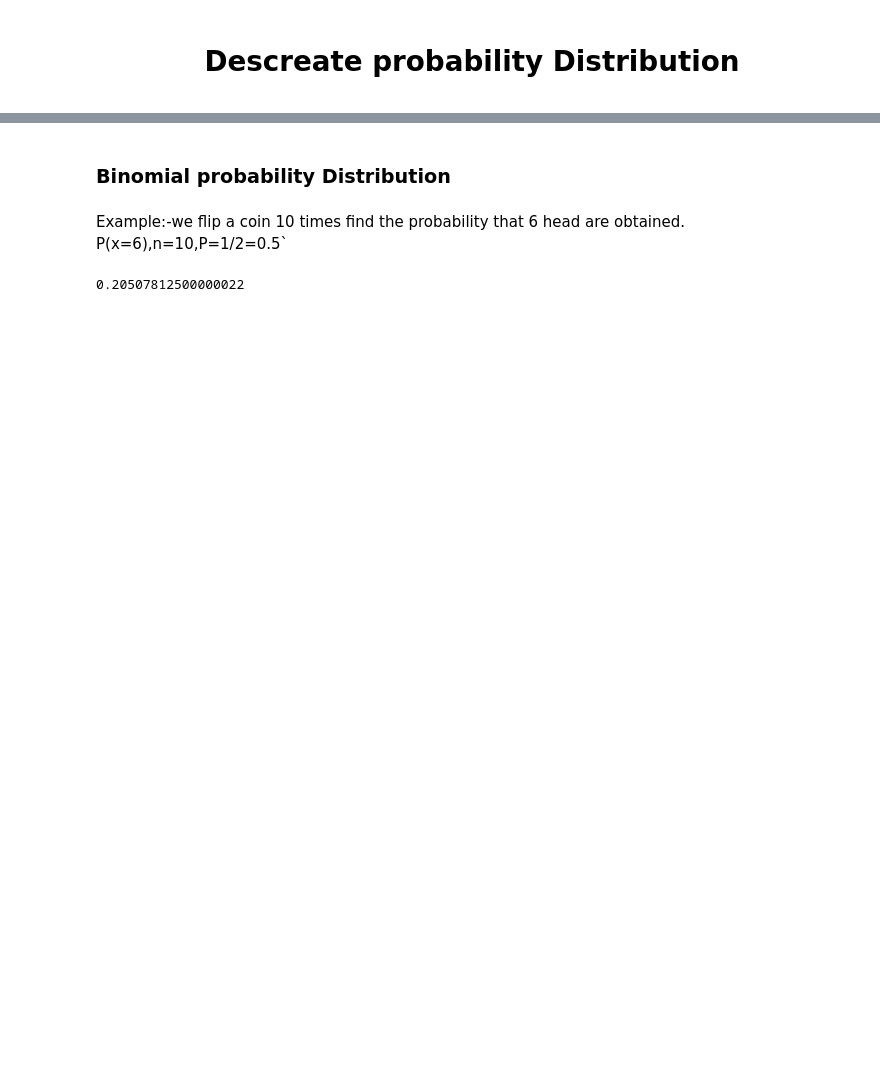
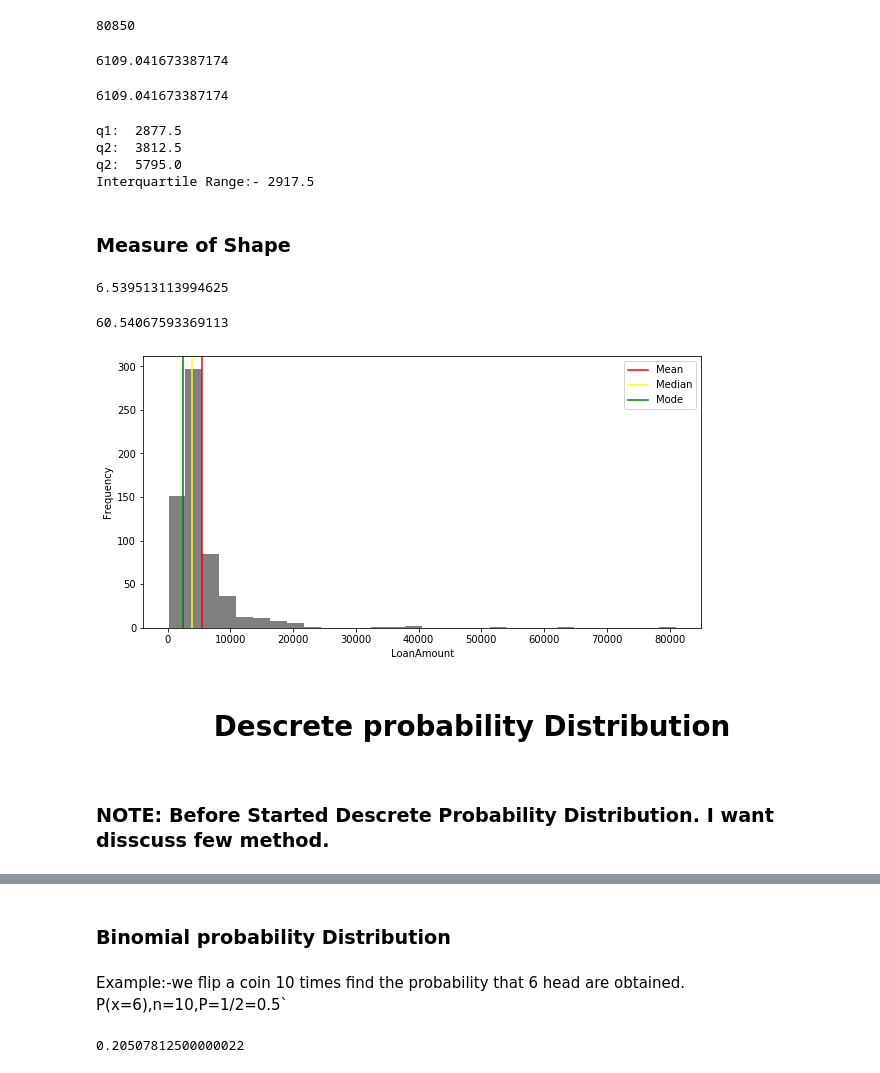
Before and after one commit to Dsajeet/Data-Analyst, a Jupyter notebook: Statistics/Statistics_practice.ipynb, the cells around one changed output, grey strips where cells are left out. Saved outputs shown, nothing was run; the diff lists cells and outputs as text; code cells hidden in the pictures; blank space fills up the shorter version.

```diff
--- a/Statistics/Statistics_practice.ipynb
+++ b/Statistics/Statistics_practice.ipynb
@@ -0,0 +15,3 @@
+# %%
+data = pd.read_csv("LoanPredictionTraining.csv")
+data.info()
@@ -0,0 +39,8 @@
+# %%
+income = data['ApplicantIncome']
+
+mean=income.mean()
+median=income.median()
+mode=income.mode()
+
+print('Mean: ',mean,'\nMedian: ',median,'\nMode: ',mode[0])
@@ -1,2 +58,55 @@
+# %%
+##### Range, Max, Minimum
+maxim = income.max()
+minim = income.min()
+rang = maxim - minim
+rang
+# %% [output]
+80850
+# %%
+from math import sqrt
+# ##### Standard Deviation and Variance
+print(sqrt(income.var()))
+income.std()
+# %% [output]
+6109.041673387174
+6109.041673387174
+# %%
+##### Interquartile Range
+q1 = income.quantile(0.25)
+q2 = income.quantile(0.50)
+q3 = income.quantile(0.75)
+print('q1: ',q1,'\nq2: ',q2,'\nq2: ',q3)
+iqr = q3 - q1
+print('Interquartile Range:-',iqr)
+# %% [output]
+q1:  2877.5
+q2:  3812.5
+q2:  5795.0
+Interquartile Range:- 2917.5
+# %% [markdown]
+### Measure of Shape
+# %%
+print(income.skew())
+income.kurt()
+# %% [output]
+6.539513113994625
+60.54067593369113
+# %%
+import matplotlib.pyplot as plt
+
+plt.figure(figsize=(10,5))
+plt.hist(data["ApplicantIncome"], bins=30, color='grey')
+plt.axvline(mean, color='red', label='Mean')
+plt.axvline(median,color='yellow',label='Median')
+plt.axvline(mode[0],color='green',label='Mode')
+plt.xlabel('LoanAmount')
+plt.ylabel('Frequency')
+plt.legend()
+plt.show()
+# %% [output]
+[figure, added]
 # %% [markdown]
-<center><h1>Descreate probability Distribution</h1></center>
+<center><h1>Descrete probability Distribution</h1></center>
+# %% [markdown]
+### NOTE: Before Started Descrete  Probability Distribution. I want disscuss few method.
```
Also changed, not shown: parts of 90 cells of this notebook, 5 other files.
